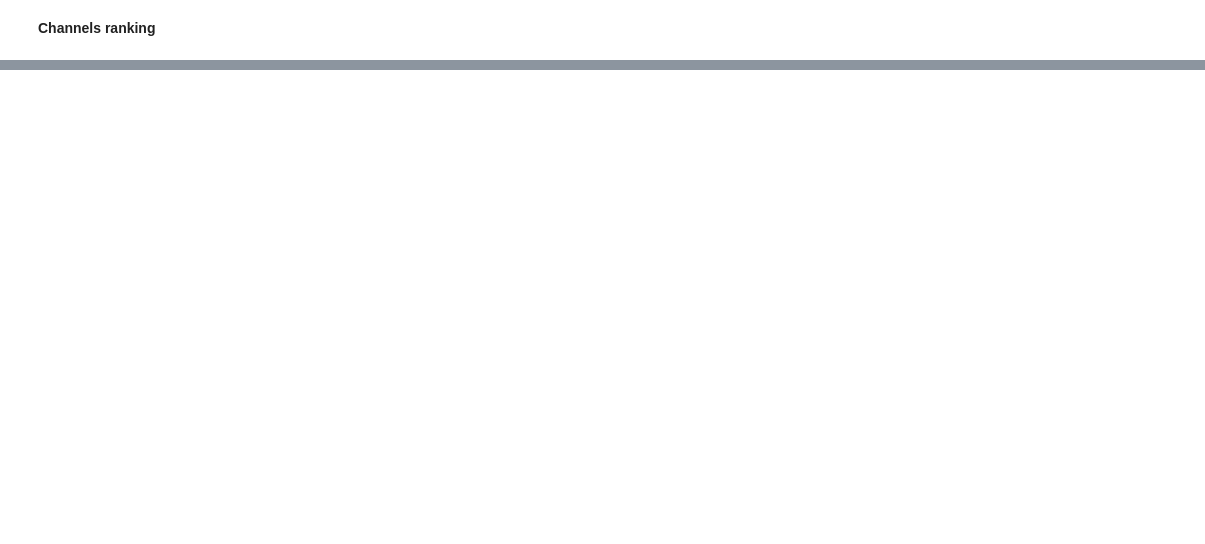
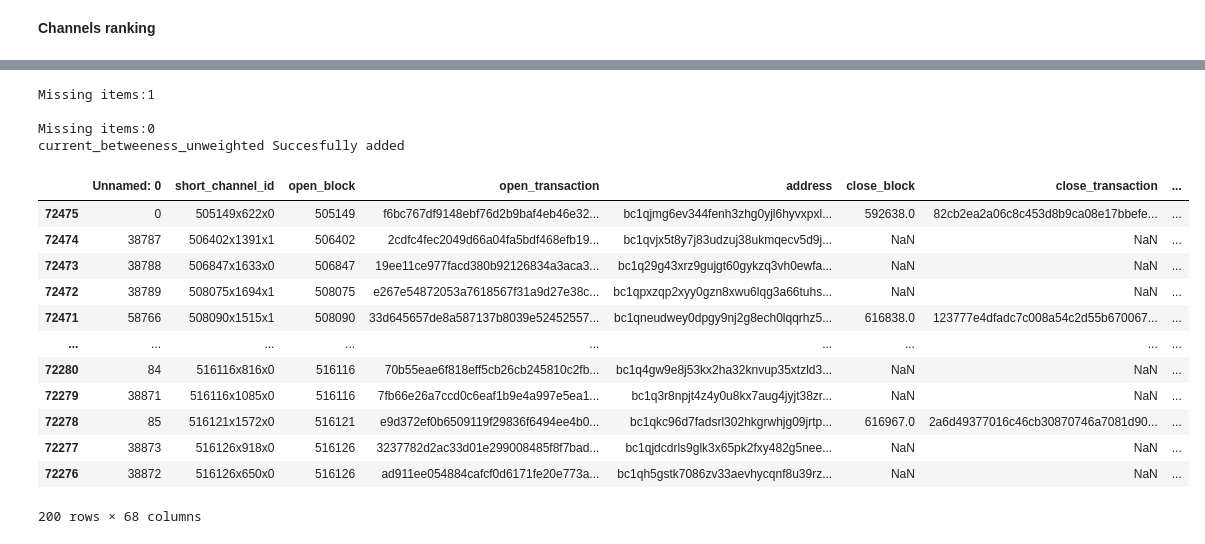
Before and after one commit to dsrincon/ln_strategy, a Jupyter notebook: ln-datapp-normalized_rankings.ipynb, the cells around one changed output, grey strips where cells are left out. Cells and saved outputs as stored; diff of their text form; code cells hidden in the pictures; blank space fills up the shorter version.

```diff
--- a/ln-datapp-normalized_rankings.ipynb
+++ b/ln-datapp-normalized_rankings.ipynb
@@ -44,3 +44,23 @@ session = boto3.session.Session()
 s3 = session.resource('s3')
 # %% [markdown]
 ## Load Data
+# %%
+# Load objects form S3
+# Dataframe
+
+decisions_load = s3.Object(bucket_name=bucket, key='decisions_df.csv').get()
+decisions_df=pd.read_csv(io.BytesIO(decisions_load['Body'].read()))
+
+# Full Dataframe
+
+decisions_load = s3.Object(bucket_name=bucket, key='full_decisions_df.csv').get()
+full_decisions_df=pd.read_csv(io.BytesIO(decisions_load['Body'].read()))
+
+# Channel closures
+closure_file = s3.Object(bucket_name=bucket, key='channel_closures.p').get()
+channel_closures = pickle.loads(closure_file['Body'].read())
+
+
+# Channel openings
+opens_file = s3.Object(bucket_name=bucket, key='channel_opens.p').get()
+channel_opens = pickle.loads(opens_file['Body'].read())
@@ -217,0 +694,30 @@ channels_responses=collection_ranking(extraction_id,blocks,'channels',bucket)
+# %%
+full_df=decisions_df.copy()
+# %%
+#measurements=['age','betweeness_curr_aprox','capacity','capacity_growth','channels']
+measurements=['current_betweeness_unweighted']
+for m in measurements:
+    add_to_dataframe(s3,bucket,full_df,open_blocks,'open',m,'norm_rank',actual_bool=False)
+    add_to_dataframe(s3,bucket,full_df,close_blocks,'close',m,'norm_rank',actual_bool=False)
+    print('{} Succesfully added'.format(m))
+# %% [output]
+Missing items:1
+
+Missing items:0
+current_betweeness_unweighted Succesfully added
+# %%
+full_df.sort_values(by=['open_block'],ascending=True).head(200)
+# %% [output]
+|  | Unnamed: 0 | short_channel_id | open_block | open_transaction | address | close_block | close_transaction | ... |
+| 72475 | 0 | 505149x622x0 | 505149 | f6bc767df9148ebf76d2b9baf4eb46e32... | bc1qjmg6ev344fenh3zhg0yjl6hyvxpxl... | 592638.0 | 82cb2ea2a06c8c453d8b9ca08e17bbefe... | ... |
+| 72474 | 38787 | 506402x1391x1 | 506402 | 2cdfc4fec2049d66a04fa5bdf468efb19... | bc1qvjx5t8y7j83udzuj38ukmqecv5d9j... | NaN | NaN | ... |
+| 72473 | 38788 | 506847x1633x0 | 506847 | 19ee11ce977facd380b92126834a3aca3... | bc1q29g43xrz9gujgt60gykzq3vh0ewfa... | NaN | NaN | ... |
+| 72472 | 38789 | 508075x1694x1 | 508075 | e267e54872053a7618567f31a9d27e38c... | bc1qpxzqp2xyy0gzn8xwu6lqg3a66tuhs... | NaN | NaN | ... |
+| 72471 | 58766 | 508090x1515x1 | 508090 | 33d645657de8a587137b8039e52452557... | bc1qneudwey0dpgy9nj2g8ech0lqqrhz5... | 616838.0 | 123777e4dfadc7c008a54c2d55b670067... | ... |
+| ... | ... | ... | ... | ... | ... | ... | ... | ... |
+| 72280 | 84 | 516116x816x0 | 516116 | 70b55eae6f818eff5cb26cb245810c2fb... | bc1q4gw9e8j53kx2ha32knvup35xtzld3... | NaN | NaN | ... |
+| 72279 | 38871 | 516116x1085x0 | 516116 | 7fb66e26a7ccd0c6eaf1b9e4a997e5ea1... | bc1q3r8npjt4z4y0u8kx7aug4jyjt38zr... | NaN | NaN | ... |
+| 72278 | 85 | 516121x1572x0 | 516121 | e9d372ef0b6509119f29836f6494ee4b0... | bc1qkc96d7fadsrl302hkgrwhjg09jrtp... | 616967.0 | 2a6d49377016c46cb30870746a7081d90... | ... |
+| 72277 | 38873 | 516126x918x0 | 516126 | 3237782d2ac33d01e299008485f8f7bad... | bc1qjdcdrls9glk3x65pk2fxy482g5nee... | NaN | NaN | ... |
+| 72276 | 38872 | 516126x650x0 | 516126 | ad911ee054884cafcf0d6171fe20e773a... | bc1qh5gstk7086zv33aevhycqnf8u39rz... | NaN | NaN | ... |
+200 rows × 68 columns
```
Also changed, not shown: parts of 55 cells of this notebook, 4 other files.
